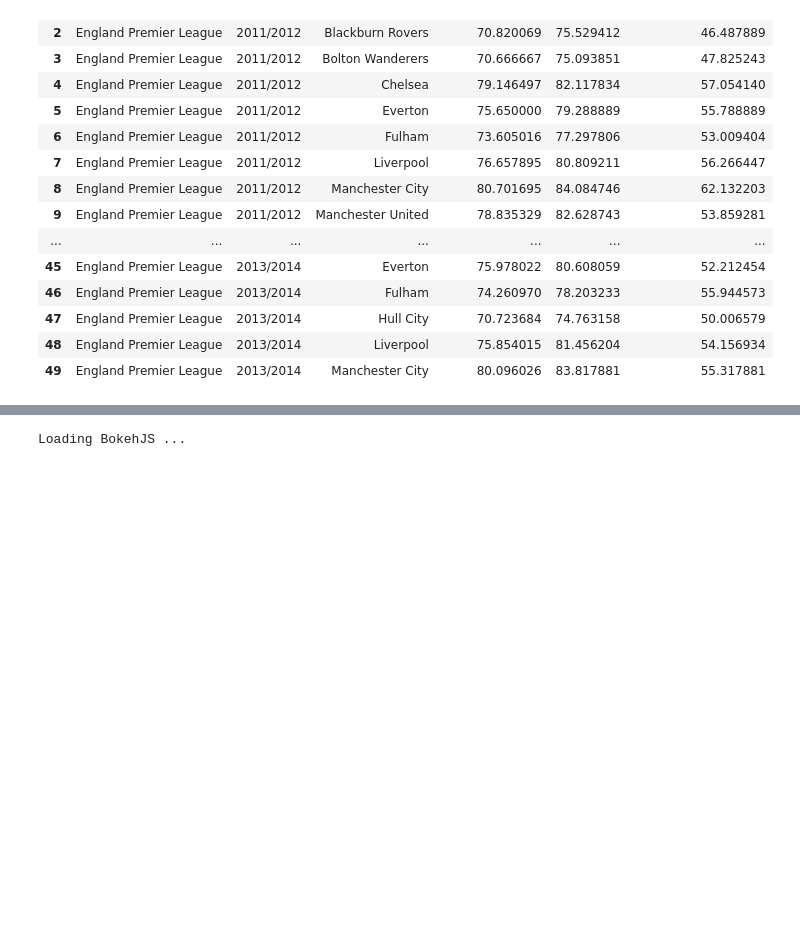
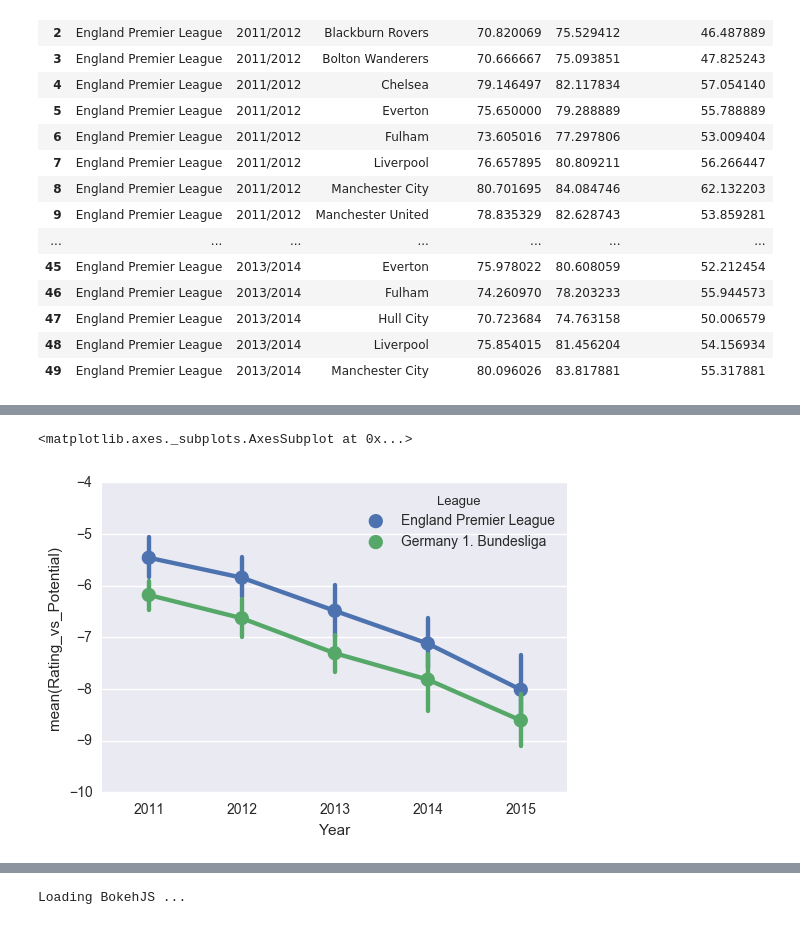
Before and after one commit to moshun8/IS362_Final, a Jupyter notebook: Final_Take2.ipynb, the cells around one changed output, grey strips where cells are left out. Drawn from its saved outputs; the diff is of its cells as text; code cells hidden in the pictures; blank space fills up the shorter version.

```diff
--- a/Final_Take2.ipynb
+++ b/Final_Take2.ipynb
@@ -140,0 +133,6 @@ sns.pointplot(x="Year", y="Overall_Rating", hue='Team',data=top3, legend_out=Fal
+# %%
+#Calculate the percent difference between the player potential and rating. Who's not living up to their potential?
+pc = (((df_teams['Overall_Rating'] - df_teams['Potential'])/df_teams['Overall_Rating'])*100).round(2)
+
+df_teams['Rating_vs_Potential'] = pc
+df_teams.sort_values('Rating_vs_Potential',ascending=True).head(10)
@@ -140,0 +151,6 @@ sns.pointplot(x="Year", y="Overall_Rating", hue='Team',data=top3, legend_out=Fal
+# %%
+#Players not living up to their potential. The lower the number, the more they're not performing
+sns.pointplot(x="Year", y="Rating_vs_Potential", hue='League',data=df_teams)
+# %% [output]
+<matplotlib.axes._subplots.AxesSubplot at 0x...>
+[figure, added]
```
Also changed, not shown: parts of 13 cells of this notebook, 1 other file.
